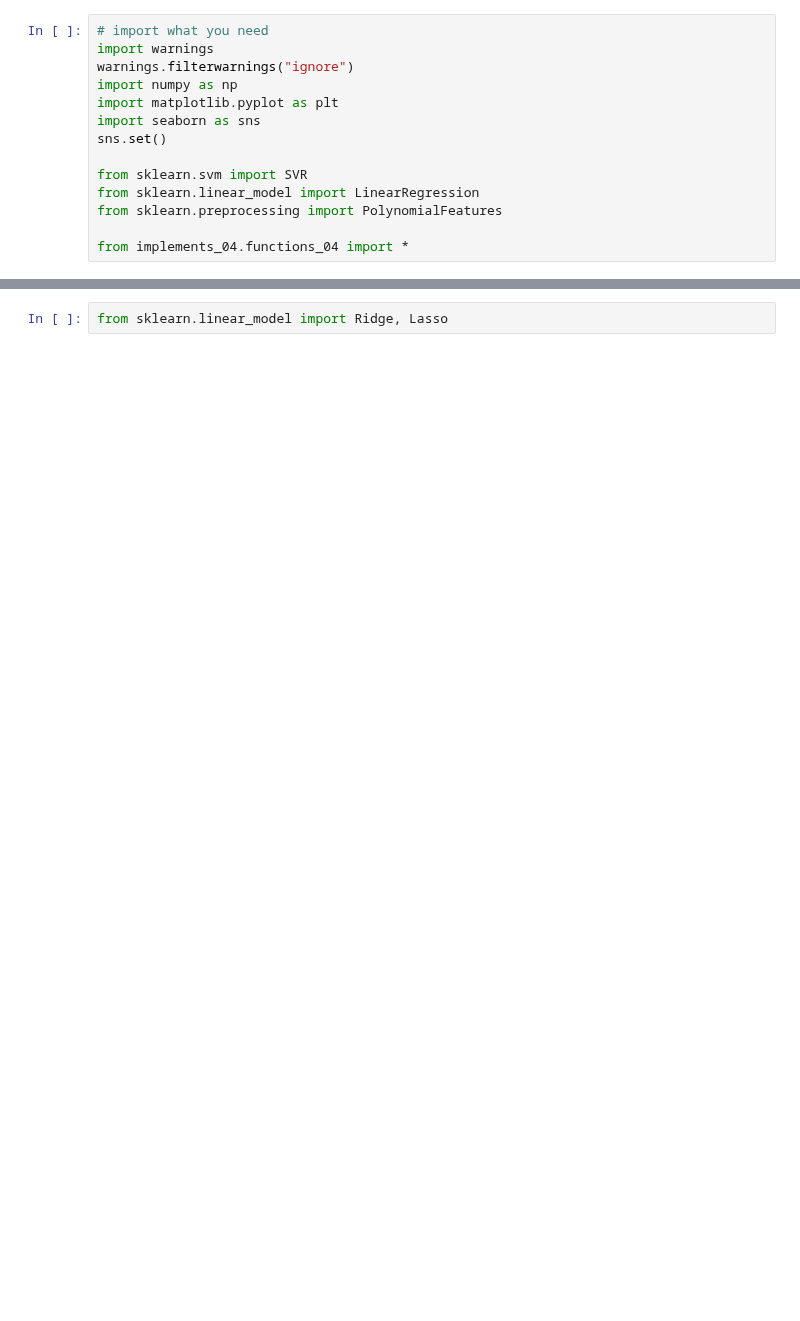
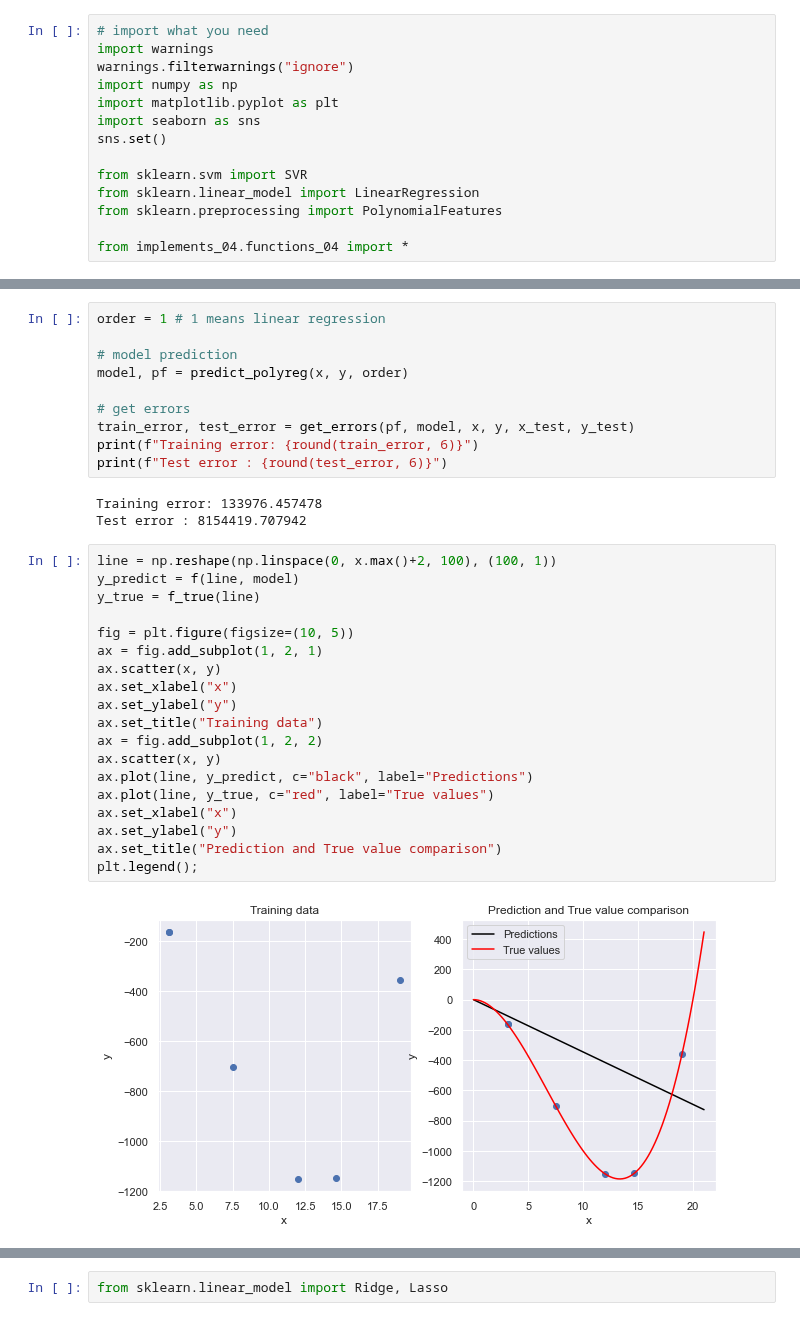
Before and after one commit to shinshoji01/gonken-lesson, a Jupyter notebook: 2020/04_Overfittng_and_Underfittng.ipynb, the cells around one changed output, grey strips where cells are left out. Drawn from its saved outputs; the diff is of its cells as text; blank space fills up the shorter version.

```diff
--- a/2020/04_Overfittng_and_Underfittng.ipynb
+++ b/2020/04_Overfittng_and_Underfittng.ipynb
@@ -462,0 +163,34 @@ In reality, we can't determine the complexity of the training set prefectly. In
+# %%
+order = 1 # 1 means linear regression
+
+# model prediction
+model, pf = predict_polyreg(x, y, order)
+
+# get errors
+train_error, test_error = get_errors(pf, model, x, y, x_test, y_test)
+print(f"Training error: {round(train_error, 6)}")
+print(f"Test error : {round(test_error, 6)}")
+# %% [output]
+Training error: 133976.457478
+Test error : 8154419.707942
+# %%
+line = np.reshape(np.linspace(0, x.max()+2, 100), (100, 1))
+y_predict = f(line, model)
+y_true = f_true(line)
+
+fig = plt.figure(figsize=(10, 5))
+ax = fig.add_subplot(1, 2, 1)
+ax.scatter(x, y)
+ax.set_xlabel("x")
+ax.set_ylabel("y")
+ax.set_title("Training data")
+ax = fig.add_subplot(1, 2, 2)
+ax.scatter(x, y)
+ax.plot(line, y_predict, c="black", label="Predictions")
+ax.plot(line, y_true, c="red", label="True values")
+ax.set_xlabel("x")
+ax.set_ylabel("y")
+ax.set_title("Prediction and True value comparison")
+plt.legend();
+# %% [output]
+[figure, added]
```
Also changed, not shown: parts of 81 cells of this notebook.
